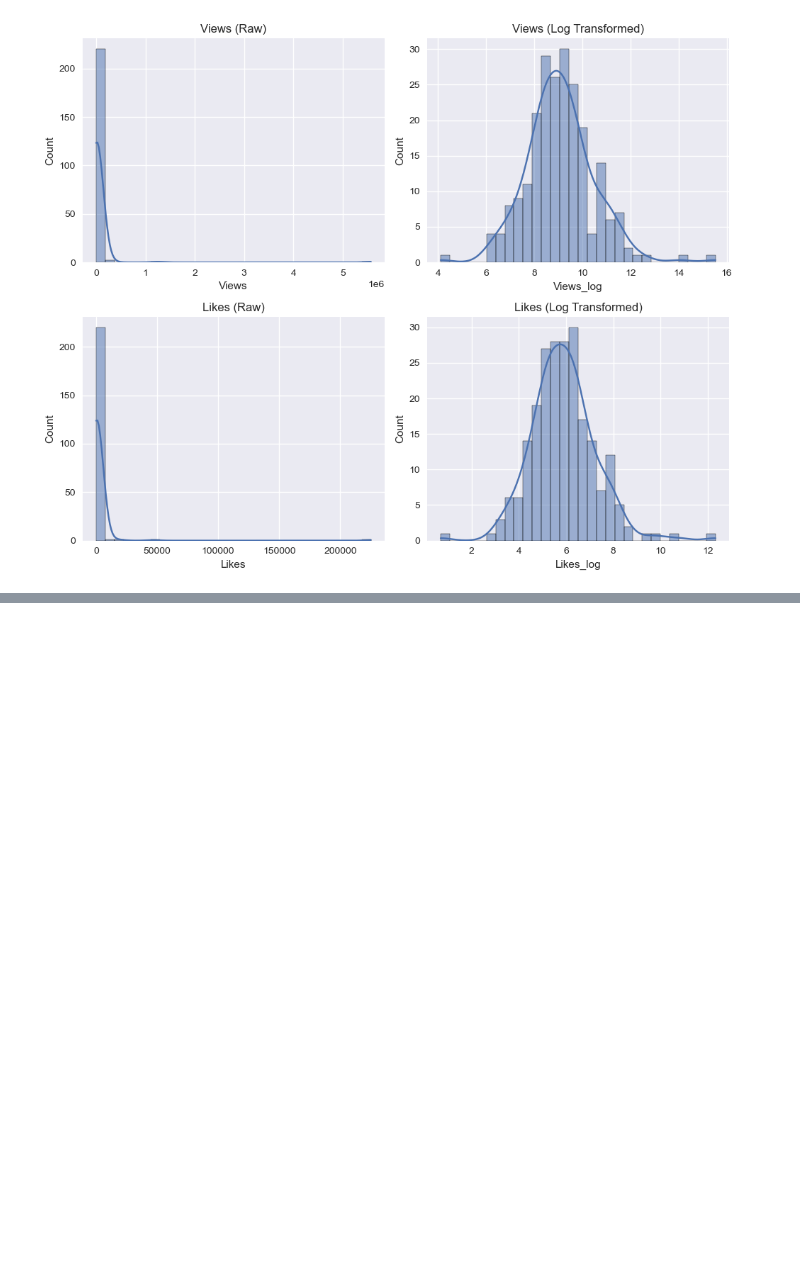
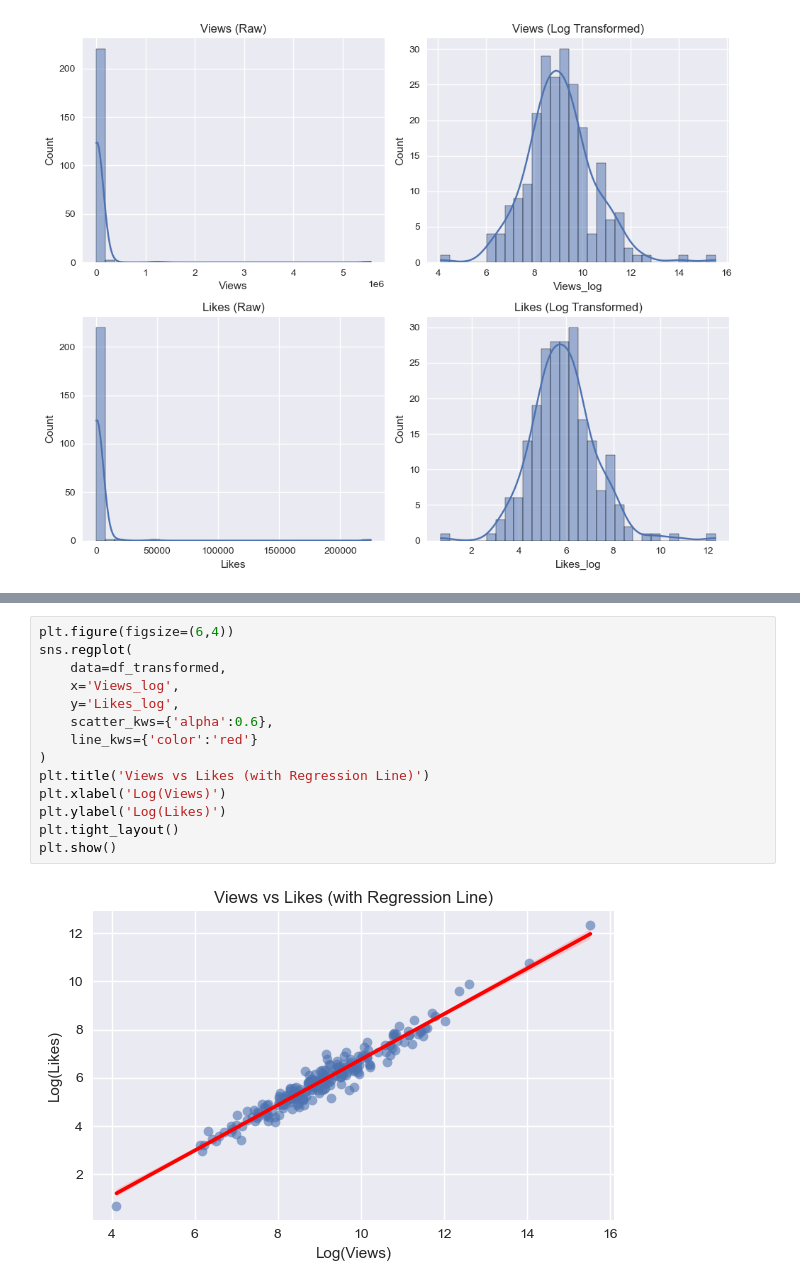
Before and after one commit to Destructor7453/kenjee_youtube_eda, a Jupyter notebook: notebooks/eda.ipynb, the cells around one changed output, grey strips where cells are left out. Drawn from its saved outputs; the diff is of its cells as text; blank space fills up the shorter version.

```diff
--- a/notebooks/eda.ipynb
+++ b/notebooks/eda.ipynb
@@ -226,0 +267,16 @@ plt.show()
+# %%
+plt.figure(figsize=(6,4))
+sns.regplot(
+    data=df_transformed,
+    x='Views_log',
+    y='Likes_log',
+    scatter_kws={'alpha':0.6},
+    line_kws={'color':'red'}
+)
+plt.title('Views vs Likes (with Regression Line)')
+plt.xlabel('Log(Views)')
+plt.ylabel('Log(Likes)')
+plt.tight_layout()
+plt.show()
+# %% [output]
+[figure, added]
```
Also changed, not shown: parts of 10 cells of this notebook.
